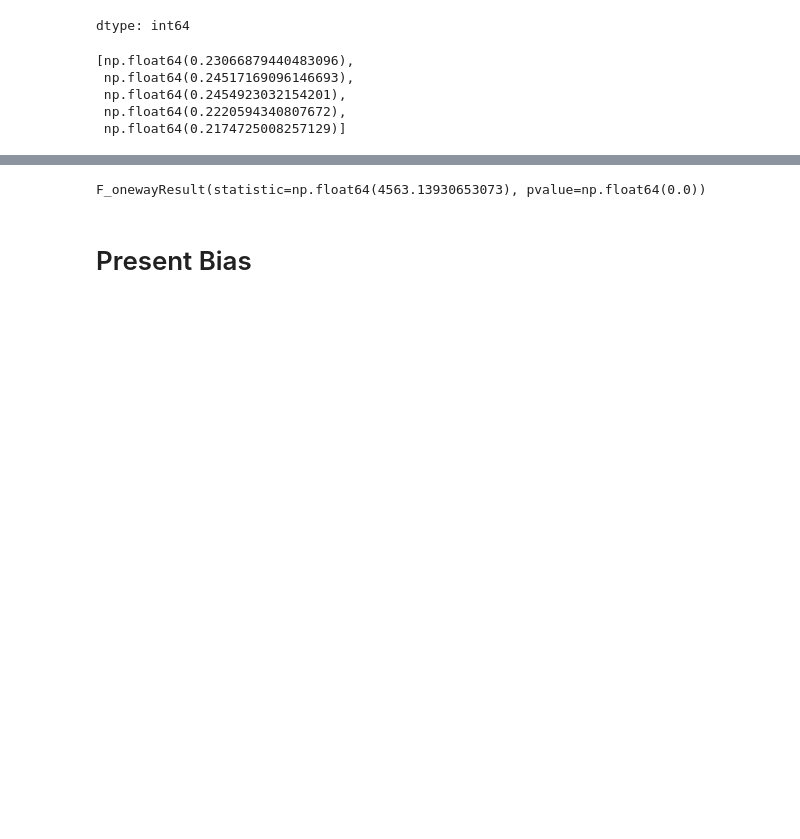
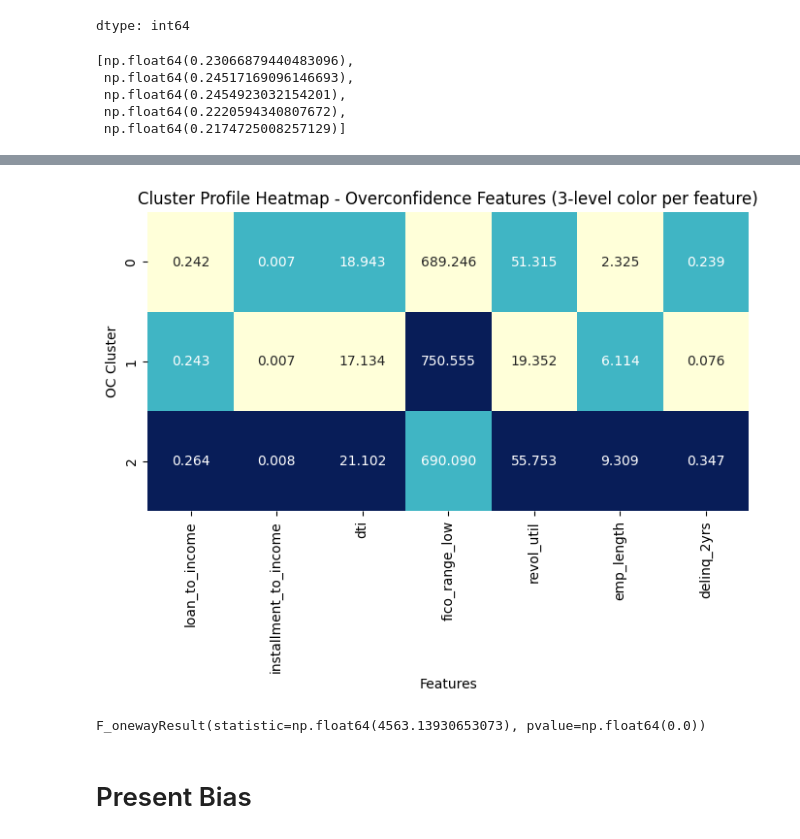
Before and after one commit to martharegina/machinelearning, a Jupyter notebook: lendingclub_oc_pb.ipynb, the cells around one changed output, grey strips where cells are left out. Drawn from its saved outputs; the diff is of its cells as text; code cells hidden in the pictures; blank space fills up the shorter version.

```diff
--- a/lendingclub_oc_pb.ipynb
+++ b/lendingclub_oc_pb.ipynb
@@ -194,6 +222,22 @@ cluster_profile
 | 0 | 0.241837 | 0.007318 | 18.943412 | 689.245762 | 51.315087 | 2.325430 | 0.238962 |
 | 1 | 0.243044 | 0.006754 | 17.133798 | 750.555001 | 19.351624 | 6.114045 | 0.076123 |
 | 2 | 0.264236 | 0.007900 | 21.102408 | 690.090418 | 55.752518 | 9.309386 | 0.346536 |
+# %%
+def color_rank(x):
+    ranks = x.rank(method='min')  # memberi peringkat cluster per kolom
+    # Normalisasi rank ke 0,0.5,1 → 3 warna
+    return (ranks - 1) / (len(ranks) - 1)
+
+cluster_profile_norm = cluster_profile.apply(color_rank, axis=0)
+
+plt.figure(figsize=(8,4))
+sns.heatmap(cluster_profile_norm, annot=cluster_profile, fmt=".3f", cmap='YlGnBu', cbar=False)
+plt.title("Cluster Profile Heatmap - Overconfidence Features (3-level color per feature)")
+plt.xlabel("Features")
+plt.ylabel("OC Cluster")
+plt.show()
+# %% [output]
+[figure, added]
 # %%
 data_oc['overconfident'] = (data_oc['OC_cluster'] == 2).astype(int)
 # %%
```
Also changed, not shown: parts of 14 cells of this notebook.
